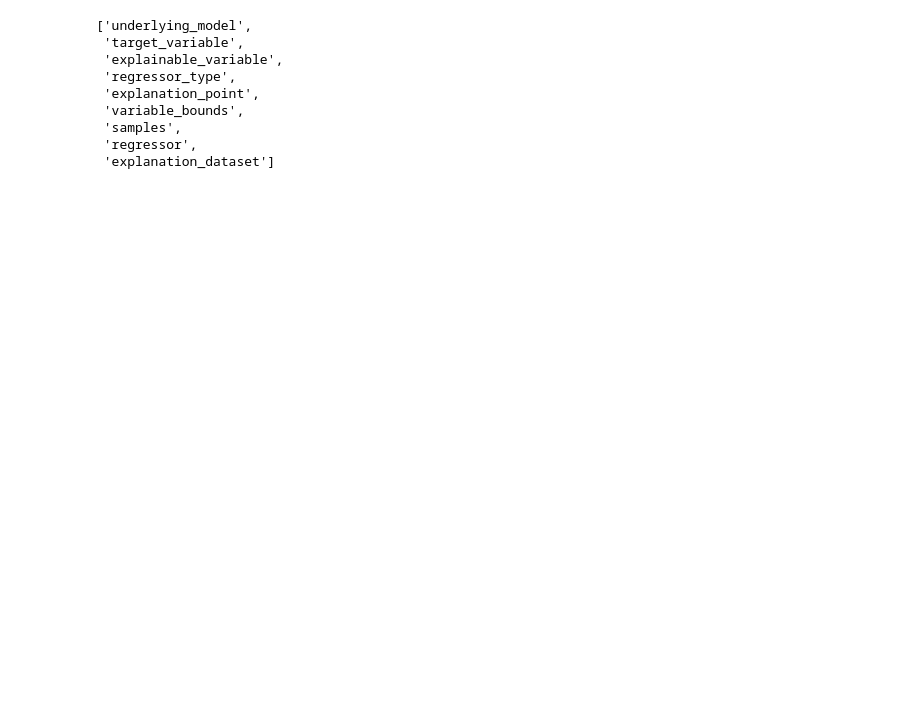
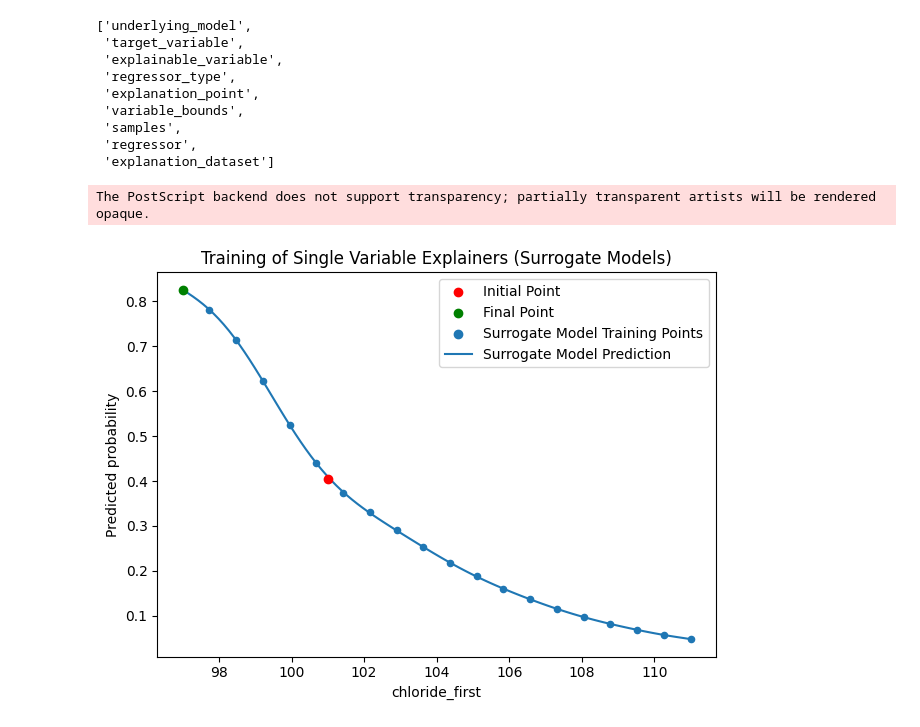
Before and after one commit to JoshanParmar/TuneableCounterfactuals, a Jupyter notebook: evaluations/mimic/scoring_fuction_graph_generators.ipynb, the cells around one changed output. Drawn from its saved outputs; the diff is of its cells as text; code cells hidden in the pictures; blank space fills up the shorter version.

```diff
--- a/evaluations/mimic/scoring_fuction_graph_generators.ipynb
+++ b/evaluations/mimic/scoring_fuction_graph_generators.ipynb
@@ -110,3 +109,16 @@ list(sve.__dict__.keys())
  'samples',
  'regressor',
  'explanation_dataset']
+# %%
+res[1].plot(show_arrow=False)
+plt.scatter([], [], color='red', label='Initial Point')
+plt.scatter([], [], color='green', label='Final Point')
+plt.scatter([], [], color='C0', label='Surrogate Model Training Points')
+plt.plot([], [], color='C0', label='Surrogate Model Prediction')
+plt.legend()
+plt.title('Training of Single Variable Explainers (Surrogate Models)')
+plt.tight_layout()
+plt.savefig('../../figures/single_variable_explainer_training.eps',bbox_inches='tight')
+# %% [output]
+The PostScript backend does not support transparency; partially transparent artists will be rendered opaque.
+[figure, added]
```
Also changed, not shown: parts of 2 cells of this notebook, 44 other files.
